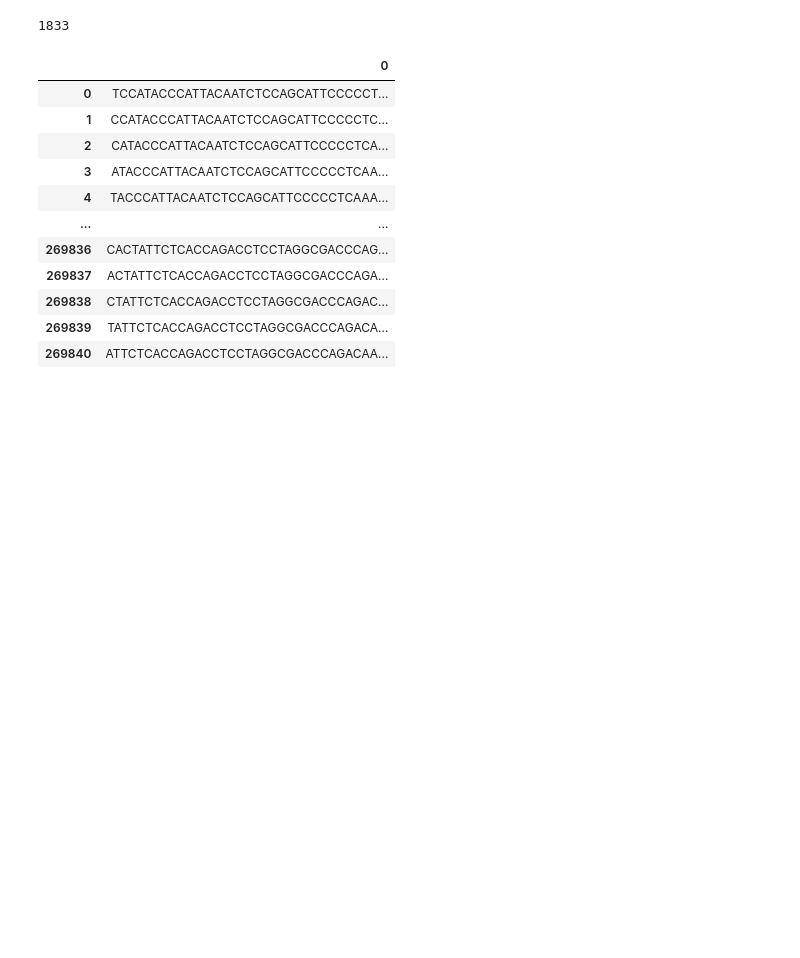
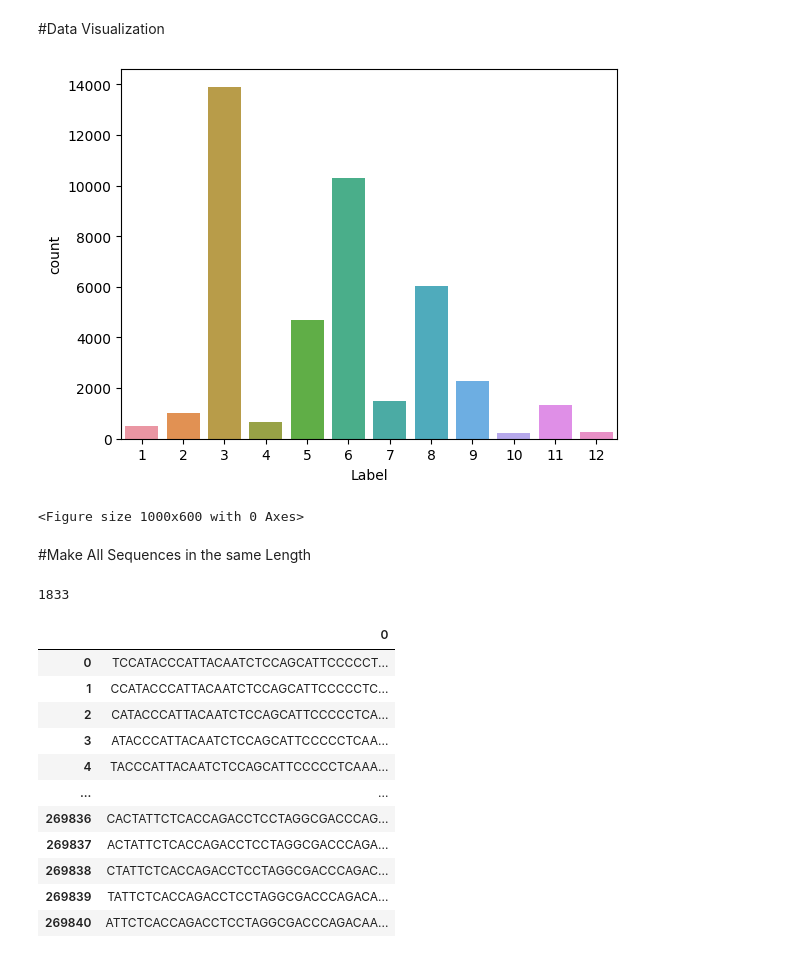
Before and after one commit to Heba2424/ATAC_seeq_CNN_Graduation_Project, a Jupyter notebook: Copy_of_69_acc.ipynb, the cells around one changed output. Drawn from its saved outputs; the diff is of its cells as text; code cells hidden in the pictures; blank space fills up the shorter version.

```diff
--- a/Copy_of_69_acc.ipynb
+++ b/Copy_of_69_acc.ipynb
@@ -40,0 +56,3 @@ seq_file
+# %%
+seq_file.drop(['peak_name','location'] , axis=1,inplace=True)
+seq_file
@@ -41 +108,12 @@ seq_file
+# %% [markdown]
+#Data Visualization
+# %%
+sns.countplot(x = seq_file['Label'] )
+plt.figure(figsize=(10, 6))
+plt.show()
+# %% [output]
+[figure, added]
+<Figure size 1000x600 with 0 Axes>
+# %% [markdown]
+#Make All Sequences in the same Length
 # %%
```
Also changed, not shown: parts of 39 cells of this notebook.
